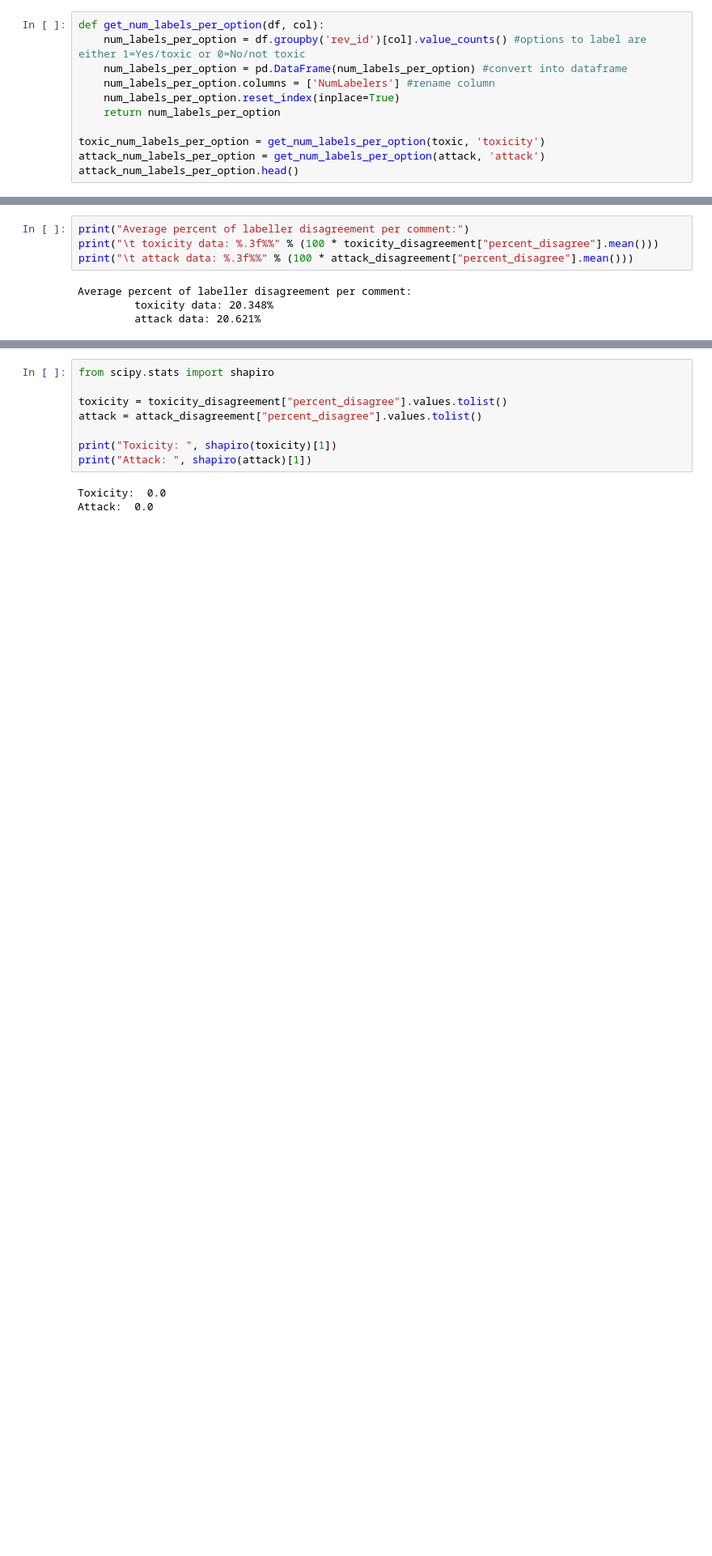
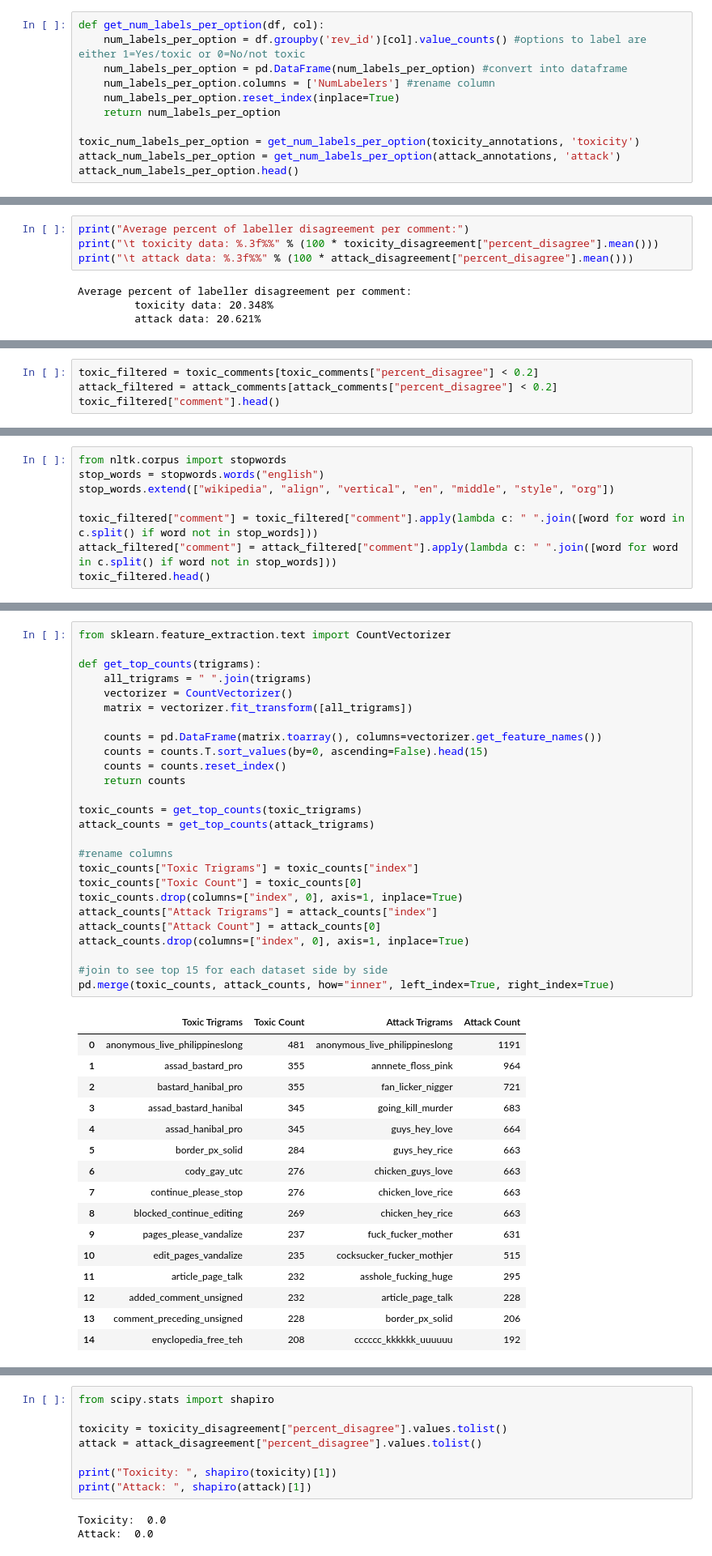
Before and after one commit to NalaniKai/data-512, a Jupyter notebook: data-512-a2/StepByStepNotebook.ipynb, the cells around one changed output, grey strips where cells are left out. Shown: that part at 81% size. Drawn from its saved outputs; the diff is of its cells as text; blank space fills up the shorter version.

```diff
--- a/data-512-a2/StepByStepNotebook.ipynb
+++ b/data-512-a2/StepByStepNotebook.ipynb
@@ -365,8 +368,8 @@ def get_num_labels_per_option(df, col):
     num_labels_per_option.reset_index(inplace=True)
     return num_labels_per_option
 
-toxic_num_labels_per_option = get_num_labels_per_option(toxic, 'toxicity')
-attack_num_labels_per_option = get_num_labels_per_option(attack, 'attack')
+toxic_num_labels_per_option = get_num_labels_per_option(toxicity_annotations, 'toxicity')
+attack_num_labels_per_option = get_num_labels_per_option(attack_annotations, 'attack')
 attack_num_labels_per_option.head()
 # %% [output]
 |  | rev_id | attack | NumLabelers |
@@ -431,0 +452,4 @@ Average percent of labeller disagreement per comment:
+# %%
+toxic_filtered = toxic_comments[toxic_comments["percent_disagree"] < 0.2]
+attack_filtered = attack_comments[attack_comments["percent_disagree"] < 0.2]
+toxic_filtered["comment"].head()
@@ -431,0 +479,8 @@ Average percent of labeller disagreement per comment:
+# %%
+from nltk.corpus import stopwords
+stop_words = stopwords.words("english")
+stop_words.extend(["wikipedia", "align", "vertical", "en", "middle", "style", "org"])
+
+toxic_filtered["comment"] = toxic_filtered["comment"].apply(lambda c: " ".join([word for word in c.split() if word not in stop_words]))
+attack_filtered["comment"] = attack_filtered["comment"].apply(lambda c: " ".join([word for word in c.split() if word not in stop_words]))
+toxic_filtered.head()
@@ -431,0 +519,43 @@ Average percent of labeller disagreement per comment:
+# %%
+from sklearn.feature_extraction.text import CountVectorizer
+
+def get_top_counts(trigrams):
+    all_trigrams = " ".join(trigrams)
+    vectorizer = CountVectorizer()
+    matrix = vectorizer.fit_transform([all_trigrams])
+
+    counts = pd.DataFrame(matrix.toarray(), columns=vectorizer.get_feature_names())
+    counts = counts.T.sort_values(by=0, ascending=False).head(15)
+    counts = counts.reset_index()
+    return counts
+
+toxic_counts = get_top_counts(toxic_trigrams)
+attack_counts = get_top_counts(attack_trigrams)
+
+#rename columns
+toxic_counts["Toxic Trigrams"] = toxic_counts["index"]
+toxic_counts["Toxic Count"] = toxic_counts[0]
+toxic_counts.drop(columns=["index", 0], axis=1, inplace=True)
+attack_counts["Attack Trigrams"] = attack_counts["index"]
+attack_counts["Attack Count"] = attack_counts[0]
+attack_counts.drop(columns=["index", 0], axis=1, inplace=True)
+
+#join to see top 15 for each dataset side by side
+pd.merge(toxic_counts, attack_counts, how="inner", left_index=True, right_index=True)
+# %% [output]
+|  | Toxic Trigrams | Toxic Count | Attack Trigrams | Attack Count |
+| 0 | anonymous_live_philippineslong | 481 | anonymous_live_philippineslong | 1191 |
+| 1 | assad_bastard_pro | 355 | annnete_floss_pink | 964 |
+| 2 | bastard_hanibal_pro | 355 | fan_licker_nigger | 721 |
+| 3 | assad_bastard_hanibal | 345 | going_kill_murder | 683 |
+| 4 | assad_hanibal_pro | 345 | guys_hey_love | 664 |
+| 5 | border_px_solid | 284 | guys_hey_rice | 663 |
+| 6 | cody_gay_utc | 276 | chicken_guys_love | 663 |
+| 7 | continue_please_stop | 276 | chicken_love_rice | 663 |
+| 8 | blocked_continue_editing | 269 | chicken_hey_rice | 663 |
+| 9 | pages_please_vandalize | 237 | fuck_fucker_mother | 631 |
+| 10 | edit_pages_vandalize | 235 | cocksucker_fucker_mothjer | 515 |
+| 11 | article_page_talk | 232 | asshole_fucking_huge | 295 |
+| 12 | added_comment_unsigned | 232 | article_page_talk | 228 |
+| 13 | comment_preceding_unsigned | 228 | border_px_solid | 206 |
+| 14 | enyclopedia_free_teh | 208 | cccccc_kkkkkk_uuuuuu | 192 |
```
Also changed, not shown: parts of 35 cells of this notebook, 1 other file.
